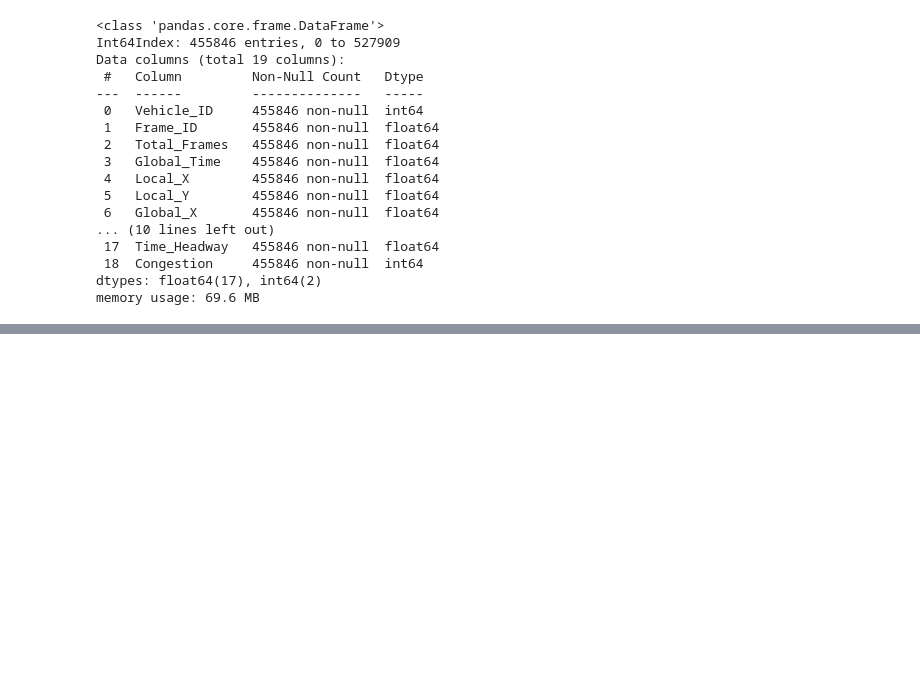
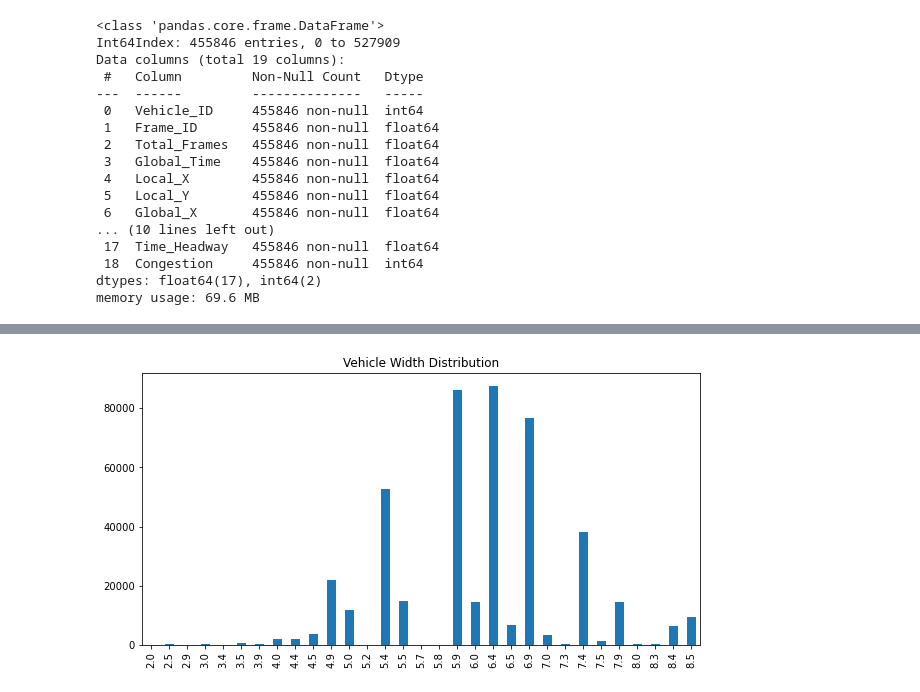
Before and after one commit to doski-codes/bpnn-ngsim-congestion, a Jupyter notebook: neural_network.ipynb, the cells around one changed output, grey strips where cells are left out. Saved outputs shown, nothing was run; the diff lists cells and outputs as text; code cells hidden in the pictures; blank space fills up the shorter version.

```diff
--- a/neural_network.ipynb
+++ b/neural_network.ipynb
@@ -126,0 +164,5 @@ df.head()
+# %%
+# Distribution of vehicle widths in the data
+ax = df.v_Width.value_counts().sort_index().plot(kind='bar', figsize=(10,5), title='Vehicle Width Distribution')
+# %% [output]
+[figure, added]
```
Also changed, not shown: parts of 17 cells of this notebook.
